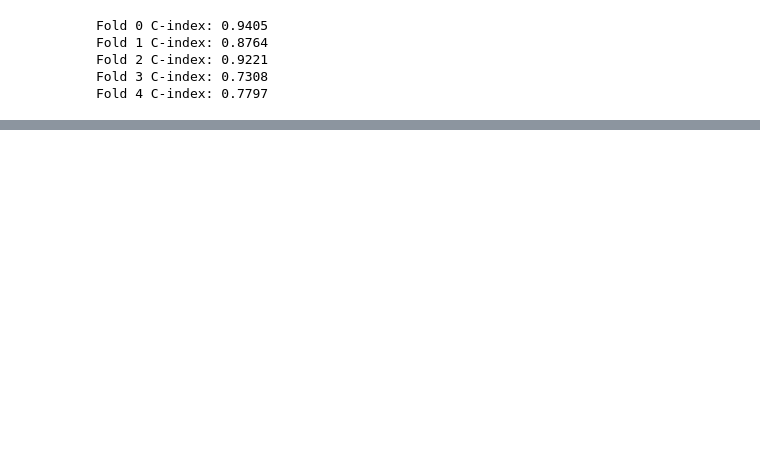
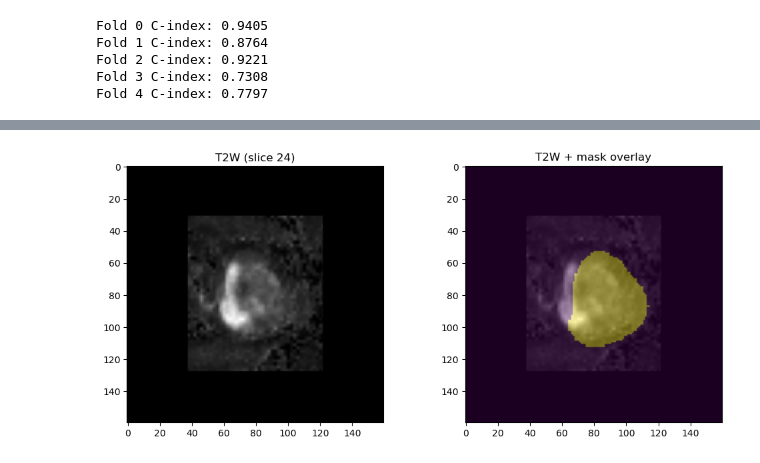
Before and after one commit to Safwat08/multimodal_prostate_cancer_recurrence_prediction, a Jupyter notebook: workflow.ipynb, the cells around one changed output, grey strips where cells are left out. Cells and saved outputs as stored; diff of their text form; code cells hidden in the pictures; blank space fills up the shorter version.

```diff
--- a/workflow.ipynb
+++ b/workflow.ipynb
@@ -238,0 +850,21 @@ for fold in range(0, 5):
+# %%
+import matplotlib.pyplot as plt
+
+img = out["hbv"][0]      # shape (1, X, Y, Z) → take channel 0
+img_mask = out["mask_resampled"][0]    # shape (1, X, Y, Z)
+
+# pick middle slice in Z
+z = img.shape[2] // 2
+
+plt.figure(figsize=(12,5))
+plt.subplot(1,2,1)
+plt.imshow(img[:,:,z], cmap='gray')
+plt.title("T2W (slice {})".format(z))
+
+plt.subplot(1,2,2)
+plt.imshow(img[:,:,z], cmap='gray')
+plt.imshow(img_mask[:,:,z], alpha=0.4)   # overlay mask
+plt.title("T2W + mask overlay")
+plt.show()
+# %% [output]
+[figure, added]
```
Also changed, not shown: parts of 23 cells of this notebook.
